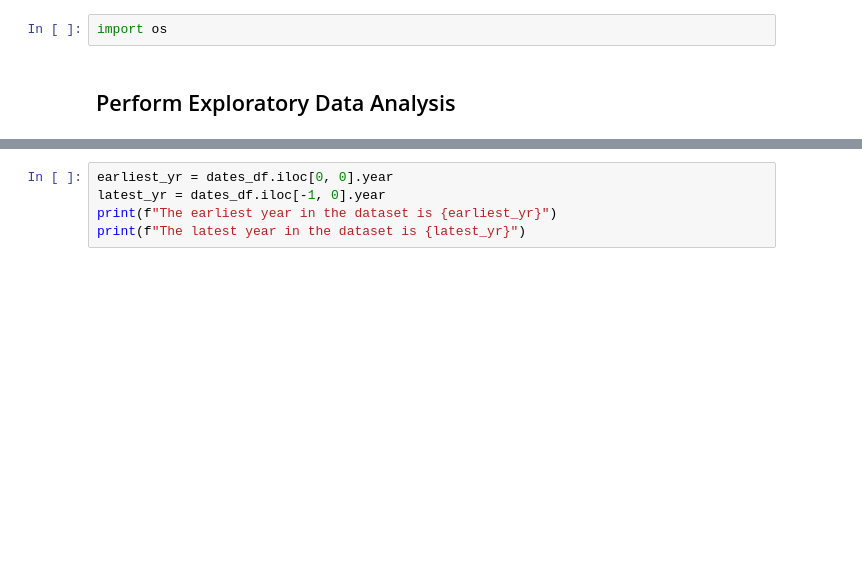
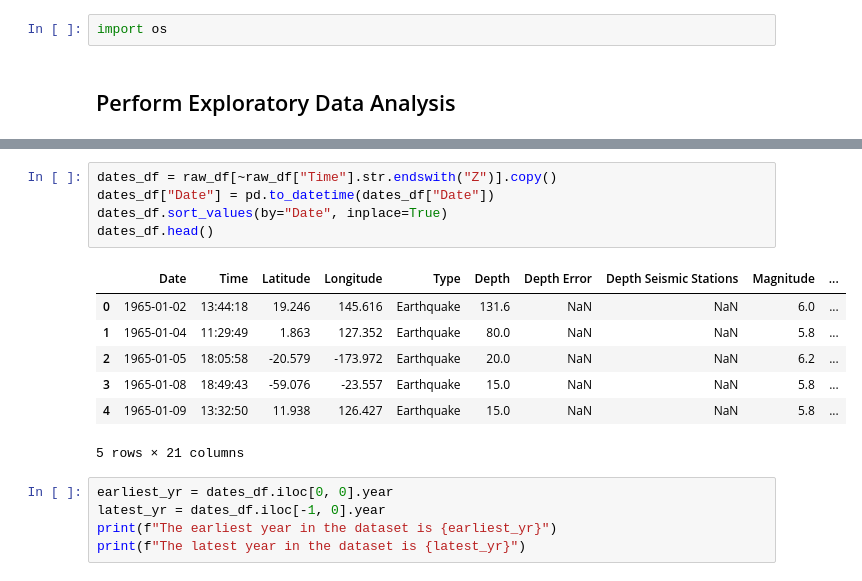
Before and after one commit to Tofudog/CS470-Final-Project, a Jupyter notebook: src/main.ipynb, the cells around one changed output, grey strips where cells are left out. Drawn from its saved outputs; the diff is of its cells as text; blank space fills up the shorter version.

```diff
--- a/src/main.ipynb
+++ b/src/main.ipynb
@@ -47,3 +23,16 @@ dates_df.head()
+# %%
+dates_df = raw_df[~raw_df["Time"].str.endswith("Z")].copy()
+dates_df["Date"] = pd.to_datetime(dates_df["Date"])
+dates_df.sort_values(by="Date", inplace=True)
+dates_df.head()
+# %% [output]
+|  | Date | Time | Latitude | Longitude | Type | Depth | Depth Error | Depth Seismic Stations | Magnitude | ... |
+| 0 | 1965-01-02 | 13:44:18 | 19.246 | 145.616 | Earthquake | 131.6 | NaN | NaN | 6.0 | ... |
+| 1 | 1965-01-04 | 11:29:49 | 1.863 | 127.352 | Earthquake | 80.0 | NaN | NaN | 5.8 | ... |
+| 2 | 1965-01-05 | 18:05:58 | -20.579 | -173.972 | Earthquake | 20.0 | NaN | NaN | 6.2 | ... |
+| 3 | 1965-01-08 | 18:49:43 | -59.076 | -23.557 | Earthquake | 15.0 | NaN | NaN | 5.8 | ... |
+| 4 | 1965-01-09 | 13:32:50 | 11.938 | 126.427 | Earthquake | 15.0 | NaN | NaN | 5.8 | ... |
+5 rows × 21 columns
 # %%
 earliest_yr = dates_df.iloc[0, 0].year
 latest_yr = dates_df.iloc[-1, 0].year
```
Also changed, not shown: parts of 10 cells of this notebook, 3 other files.
